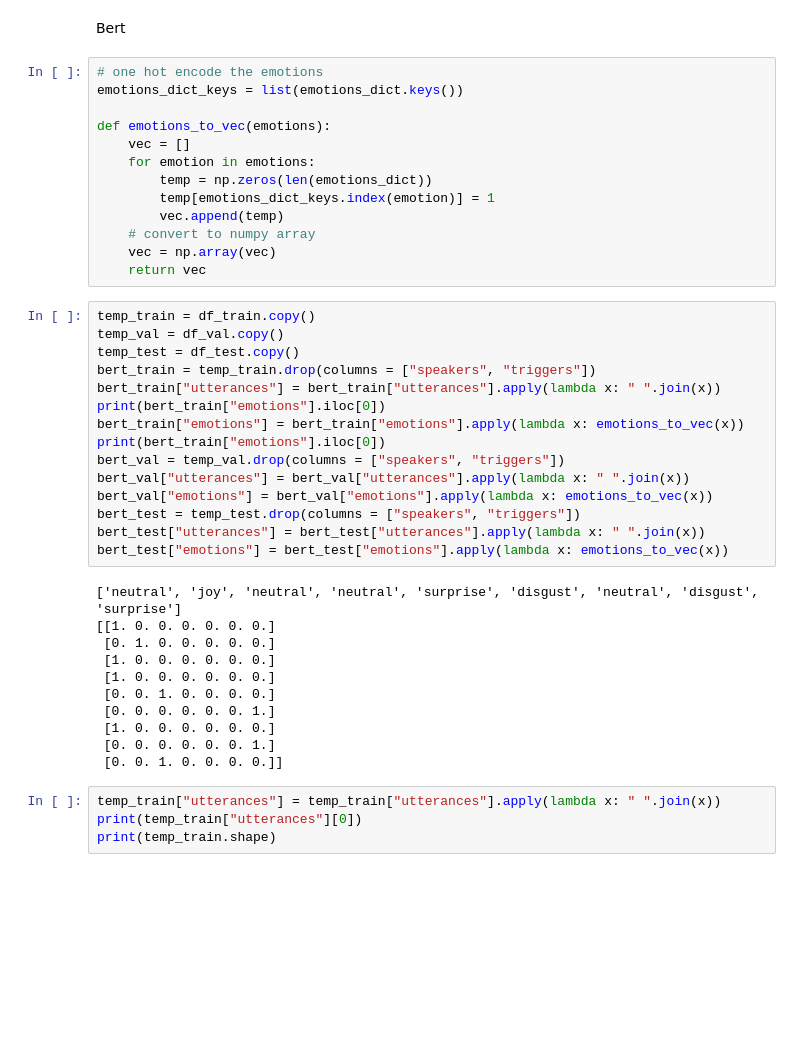
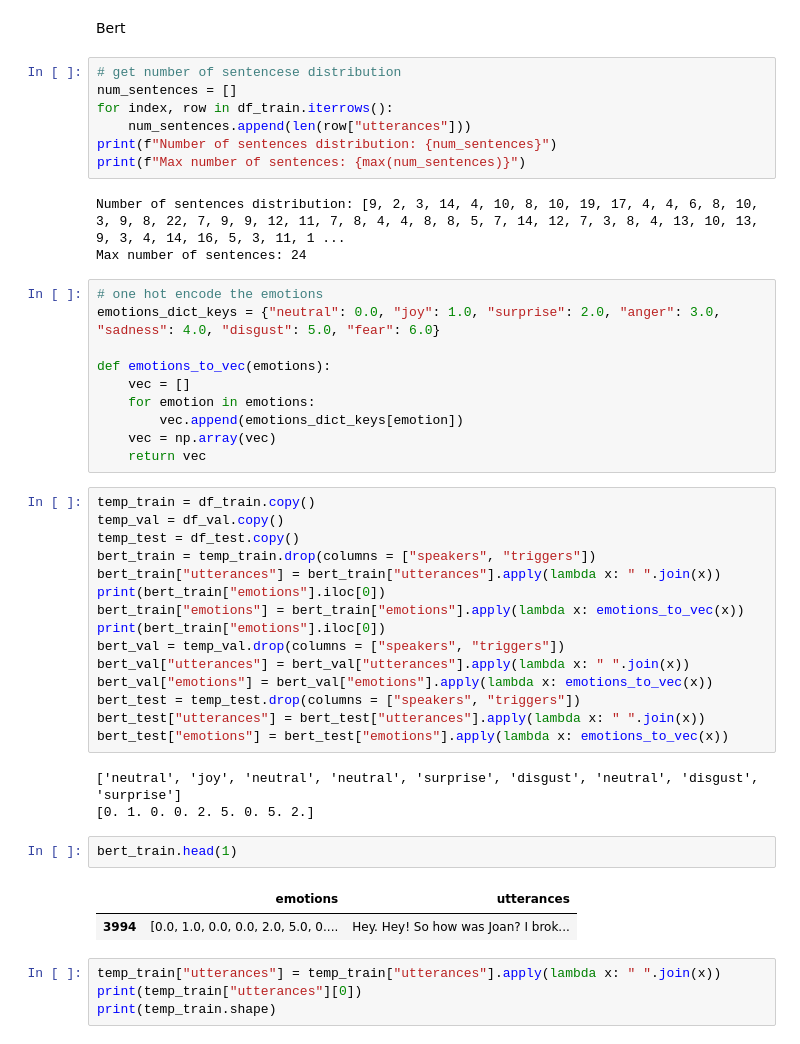
Before and after one commit to CipStr/NLProject, a Jupyter notebook: NLP_standard_project_develop.ipynb, the cells around one changed output. Cells and saved outputs as stored; diff of their text form; blank space fills up the shorter version.

Commit message:
Tried to fix bert, dint work

```diff
--- a/NLP_standard_project_develop.ipynb
+++ b/NLP_standard_project_develop.ipynb
@@ -261,16 +261,23 @@ weighted avg       0.74      0.49      0.56      3558
 # %% [markdown]
 Bert
+# %%
+# get number of sentencese distribution
+num_sentences = []
+for index, row in df_train.iterrows():
+    num_sentences.append(len(row["utterances"]))
+print(f"Number of sentences distribution: {num_sentences}")
+print(f"Max number of sentences: {max(num_sentences)}")
+# %% [output]
+Number of sentences distribution: [9, 2, 3, 14, 4, 10, 8, 10, 19, 17, 4, 4, 6, 8, 10, 3, 9, 8, 22, 7, 9, 9, 12, 11, 7, 8, 4, 4, 8, 8, 5, 7, 14, 12, 7, 3, 8, 4, 13, 10, 13, 9, 3, 4, 14, 16, 5, 3, 11, 1 ...
+Max number of sentences: 24
 # %%
 # one hot encode the emotions
-emotions_dict_keys = list(emotions_dict.keys())
+emotions_dict_keys = {"neutral": 0.0, "joy": 1.0, "surprise": 2.0, "anger": 3.0, "sadness": 4.0, "disgust": 5.0, "fear": 6.0}
 
 def emotions_to_vec(emotions):
     vec = []
     for emotion in emotions:
-        temp = np.zeros(len(emotions_dict))
-        temp[emotions_dict_keys.index(emotion)] = 1
-        vec.append(temp)
-    # convert to numpy array
+        vec.append(emotions_dict_keys[emotion])
     vec = np.array(vec)
     return vec
 # %%
@@ -290,15 +297,12 @@ bert_test["utterances"] = bert_test["utterances"].apply(lambda x: " ".join(x))
 bert_test["emotions"] = bert_test["emotions"].apply(lambda x: emotions_to_vec(x))
 # %% [output]
 ['neutral', 'joy', 'neutral', 'neutral', 'surprise', 'disgust', 'neutral', 'disgust', 'surprise']
-[[1. 0. 0. 0. 0. 0. 0.]
- [0. 1. 0. 0. 0. 0. 0.]
- [1. 0. 0. 0. 0. 0. 0.]
- [1. 0. 0. 0. 0. 0. 0.]
- [0. 0. 1. 0. 0. 0. 0.]
- [0. 0. 0. 0. 0. 0. 1.]
- [1. 0. 0. 0. 0. 0. 0.]
- [0. 0. 0. 0. 0. 0. 1.]
- [0. 0. 1. 0. 0. 0. 0.]]
+[0. 1. 0. 0. 2. 5. 0. 5. 2.]
+# %%
+bert_train.head(1)
+# %% [output]
+|  | emotions | utterances |
+| 3994 | [0.0, 1.0, 0.0, 0.0, 2.0, 5.0, 0.... | Hey. Hey! So how was Joan? I brok... |
 # %%
 temp_train["utterances"] = temp_train["utterances"].apply(lambda x: " ".join(x))
 print(temp_train["utterances"][0])
```
Also changed, not shown: parts of 9 cells of this notebook.
